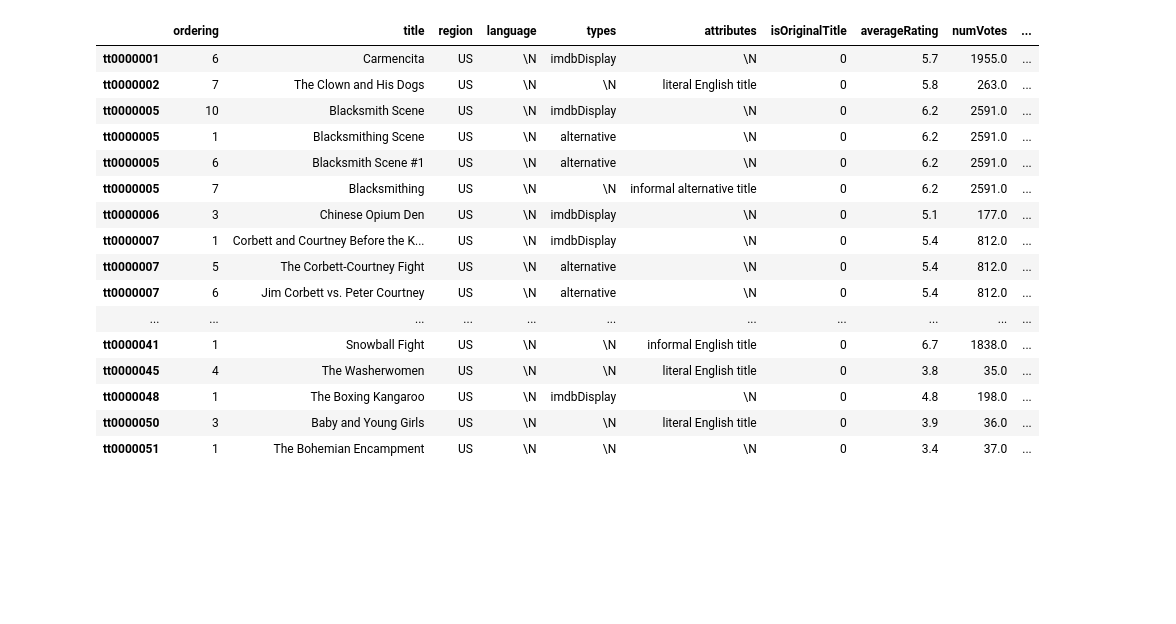
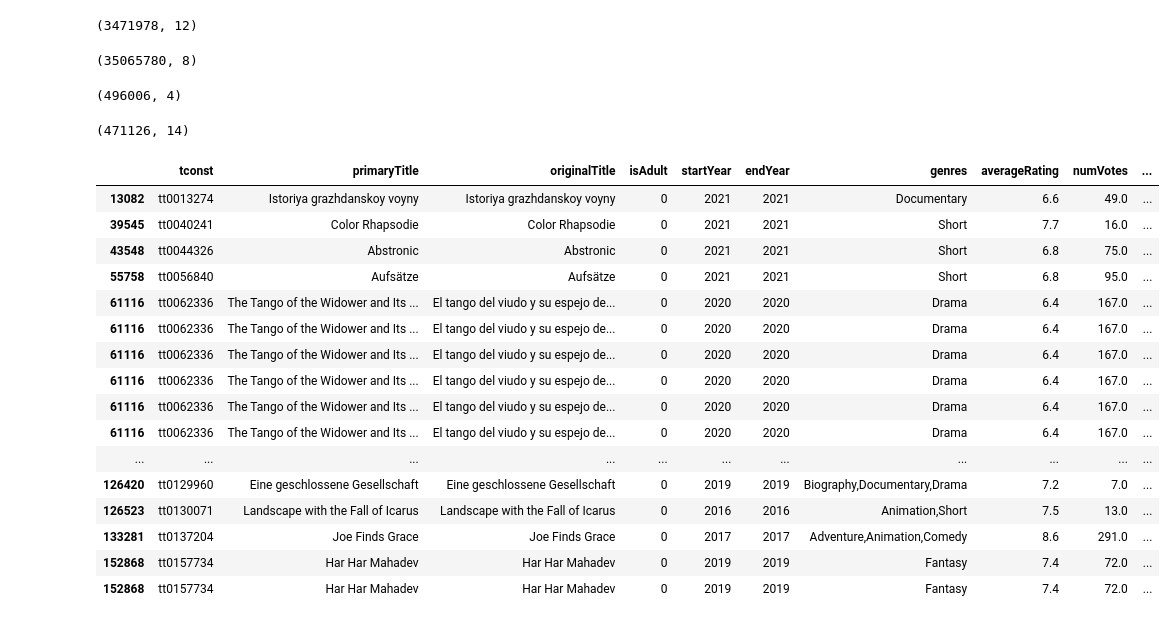
Before and after one commit to Lozzio99/Madness, a Jupyter notebook: cleanup.ipynb, the cells around one changed output. Saved outputs shown, nothing was run; the diff lists cells and outputs as text; code cells hidden in the pictures; blank space fills up the shorter version.

Commit message:
starting db

```diff
--- a/cleanup.ipynb
+++ b/cleanup.ipynb
@@ -99,0 +74,4 @@ memory usage: 194.6+ MB
+# %%
+df2.shape
+# %% [output]
+(3471978, 12)
@@ -100,20 +80,43 @@ memory usage: 194.6+ MB
+# %%
+title_akas.shape
+# %% [output]
+(35065780, 8)
+# %%
+title_akas = title_akas[['titleId','ordering','region','types']]
+title_akas = clear_columns(title_akas, title_akas.columns)
+# title_akas = title_akas[['titleId','ordering','region','types','title','isOriginalTitle']]
+# %%
+m1 = title_akas['titleId'].isin(df2['tconst'])
+m2 = title_akas['ordering'].isin(df2['ordering'])
+title_akas = title_akas[m1 & m2]
+# %%
+title_akas = title_akas.rename(columns={'titleId':'tconst'})
+# title_akas = title_akas.rename(columns={'titleId':'tconst', 'title':'akas_title'})
+title_akas.shape
+# %% [output]
+(496006, 4)
+# %%
+df3 = df2.join(title_akas.set_index(['tconst','ordering']), on=['tconst','ordering']).dropna()
+df3.shape
+# %% [output]
+(471126, 14)
 # %%
-df.head(50)
+df3.head(50)
 # %% [output]
-|  | ordering | title | region | language | types | attributes | isOriginalTitle | averageRating | numVotes | ... |
-| tt0000001 | 6 | Carmencita | US | \N | imdbDisplay | \N | 0 | 5.7 | 1955.0 | ... |
-| tt0000002 | 7 | The Clown and His Dogs | US | \N | \N | literal English title | 0 | 5.8 | 263.0 | ... |
-| tt0000005 | 10 | Blacksmith Scene | US | \N | imdbDisplay | \N | 0 | 6.2 | 2591.0 | ... |
-| tt0000005 | 1 | Blacksmithing Scene | US | \N | alternative | \N | 0 | 6.2 | 2591.0 | ... |
-| tt0000005 | 6 | Blacksmith Scene #1 | US | \N | alternative | \N | 0 | 6.2 | 2591.0 | ... |
-| tt0000005 | 7 | Blacksmithing | US | \N | \N | informal alternative title | 0 | 6.2 | 2591.0 | ... |
-| tt0000006 | 3 | Chinese Opium Den | US | \N | imdbDisplay | \N | 0 | 5.1 | 177.0 | ... |
-| tt0000007 | 1 | Corbett and Courtney Before the K... | US | \N | imdbDisplay | \N | 0 | 5.4 | 812.0 | ... |
-| tt0000007 | 5 | The Corbett-Courtney Fight | US | \N | alternative | \N | 0 | 5.4 | 812.0 | ... |
-| tt0000007 | 6 | Jim Corbett vs. Peter Courtney | US | \N | alternative | \N | 0 | 5.4 | 812.0 | ... |
+|  | tconst | primaryTitle | originalTitle | isAdult | startYear | endYear | genres | averageRating | numVotes | ... |
+| 13082 | tt0013274 | Istoriya grazhdanskoy voyny | Istoriya grazhdanskoy voyny | 0 | 2021 | 2021 | Documentary | 6.6 | 49.0 | ... |
+| 39545 | tt0040241 | Color Rhapsodie | Color Rhapsodie | 0 | 2021 | 2021 | Short | 7.7 | 16.0 | ... |
+| 43548 | tt0044326 | Abstronic | Abstronic | 0 | 2021 | 2021 | Short | 6.8 | 75.0 | ... |
+| 55758 | tt0056840 | Aufsätze | Aufsätze | 0 | 2021 | 2021 | Short | 6.8 | 95.0 | ... |
+| 61116 | tt0062336 | The Tango of the Widower and Its ... | El tango del viudo y su espejo de... | 0 | 2020 | 2020 | Drama | 6.4 | 167.0 | ... |
+| 61116 | tt0062336 | The Tango of the Widower and Its ... | El tango del viudo y su espejo de... | 0 | 2020 | 2020 | Drama | 6.4 | 167.0 | ... |
+| 61116 | tt0062336 | The Tango of the Widower and Its ... | El tango del viudo y su espejo de... | 0 | 2020 | 2020 | Drama | 6.4 | 167.0 | ... |
+| 61116 | tt0062336 | The Tango of the Widower and Its ... | El tango del viudo y su espejo de... | 0 | 2020 | 2020 | Drama | 6.4 | 167.0 | ... |
+| 61116 | tt0062336 | The Tango of the Widower and Its ... | El tango del viudo y su espejo de... | 0 | 2020 | 2020 | Drama | 6.4 | 167.0 | ... |
+| 61116 | tt0062336 | The Tango of the Widower and Its ... | El tango del viudo y su espejo de... | 0 | 2020 | 2020 | Drama | 6.4 | 167.0 | ... |
 | ... | ... | ... | ... | ... | ... | ... | ... | ... | ... | ... |
-| tt0000041 | 1 | Snowball Fight | US | \N | \N | informal English title | 0 | 6.7 | 1838.0 | ... |
-| tt0000045 | 4 | The Washerwomen | US | \N | \N | literal English title | 0 | 3.8 | 35.0 | ... |
-| tt0000048 | 1 | The Boxing Kangaroo | US | \N | imdbDisplay | \N | 0 | 4.8 | 198.0 | ... |
-| tt0000050 | 3 | Baby and Young Girls | US | \N | \N | literal English title | 0 | 3.9 | 36.0 | ... |
-| tt0000051 | 1 | The Bohemian Encampment | US | \N | \N | \N | 0 | 3.4 | 37.0 | ... |
+| 126420 | tt0129960 | Eine geschlossene Gesellschaft | Eine geschlossene Gesellschaft | 0 | 2019 | 2019 | Biography,Documentary,Drama | 7.2 | 7.0 | ... |
+| 126523 | tt0130071 | Landscape with the Fall of Icarus | Landscape with the Fall of Icarus | 0 | 2016 | 2016 | Animation,Short | 7.5 | 13.0 | ... |
+| 133281 | tt0137204 | Joe Finds Grace | Joe Finds Grace | 0 | 2017 | 2017 | Adventure,Animation,Comedy | 8.6 | 291.0 | ... |
+| 152868 | tt0157734 | Har Har Mahadev | Har Har Mahadev | 0 | 2019 | 2019 | Fantasy | 7.4 | 72.0 | ... |
+| 152868 | tt0157734 | Har Har Mahadev | Har Har Mahadev | 0 | 2019 | 2019 | Fantasy | 7.4 | 72.0 | ... |
```
Also changed, not shown: parts of 27 cells of this notebook, 4 other files.
